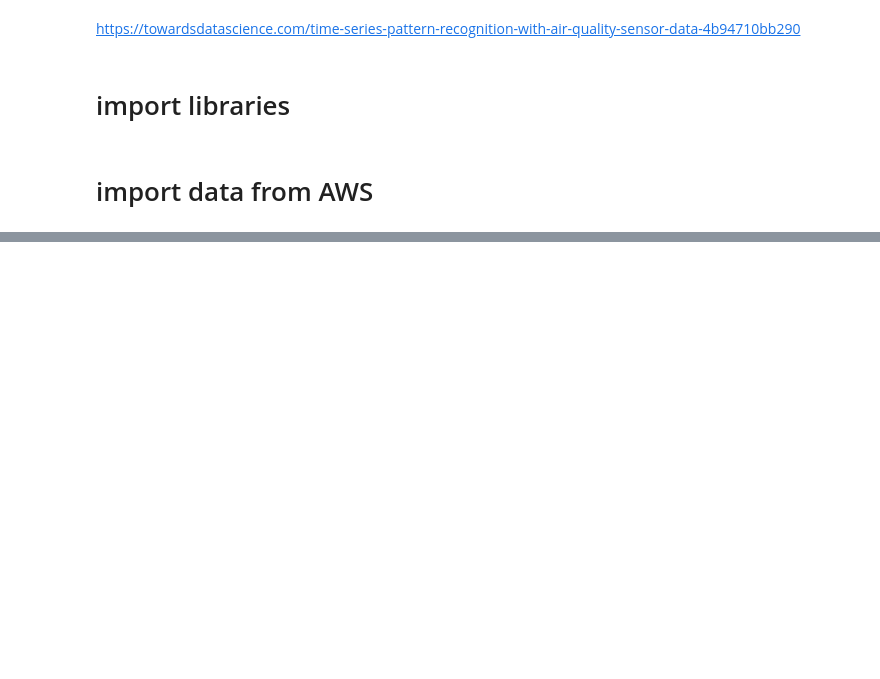
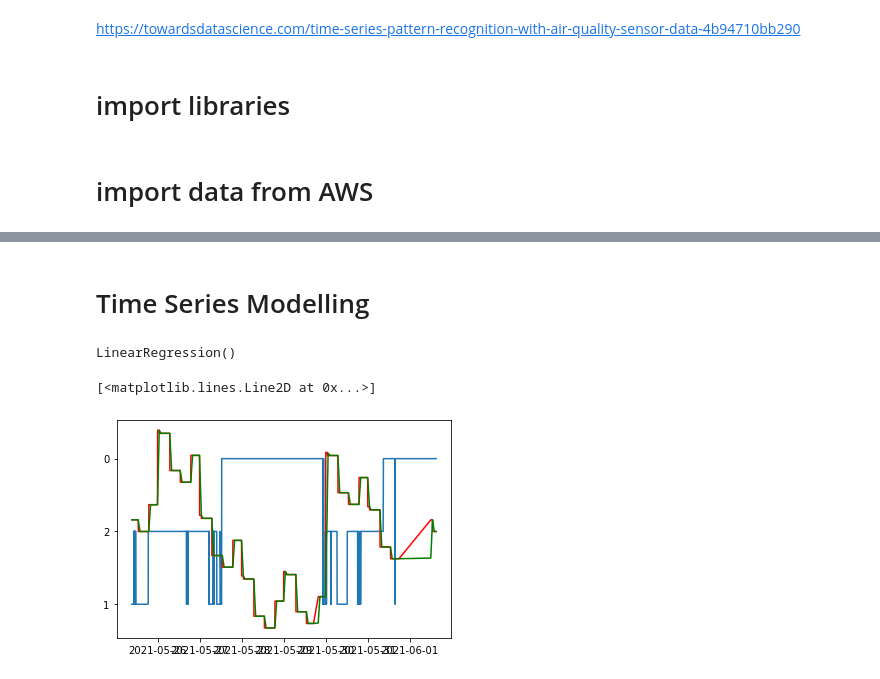
Before and after one commit to MatthiasSimons/airquality-measurement-device, a Jupyter notebook: airquality_analysis.ipynb, the cells around one changed output, grey strips where cells are left out. Drawn from its saved outputs; the diff is of its cells as text; code cells hidden in the pictures; blank space fills up the shorter version.

```diff
--- a/airquality_analysis.ipynb
+++ b/airquality_analysis.ipynb
@@ -143,0 +160,2 @@ labels = is_outlier(df, df_nrm5, tresh).astype('int')
+# %% [markdown]
+# Time Series Modelling
@@ -143,0 +166,10 @@ labels = is_outlier(df, df_nrm5, tresh).astype('int')
+# %%
+from sklearn.model_selection import train_test_split
+
+Xtrain, xtest, ytrain, ytest = train_test_split(X, y, random_state = 1)
+# %%
+from sklearn.linear_model import LinearRegression
+model = LinearRegression(fit_intercept=True)
+model.fit(Xtrain, ytrain)
+# %% [output]
+LinearRegression()
@@ -143,0 +178,11 @@ labels = is_outlier(df, df_nrm5, tresh).astype('int')
+# %%
+y_model = model.predict(X)
+# %%
+rolling = pd.Series(y_model, index = y.index).rolling(60).mean()
+# %%
+plt.plot(y.index, y, label="")
+plt.plot(y.index, y_model, "r", label = "prediction")
+plt.plot(rolling.index, rolling, "g")
+# %% [output]
+[<matplotlib.lines.Line2D at 0x...>]
+[figure, added]
```
Also changed, not shown: parts of 34 cells of this notebook, 1 other file.
